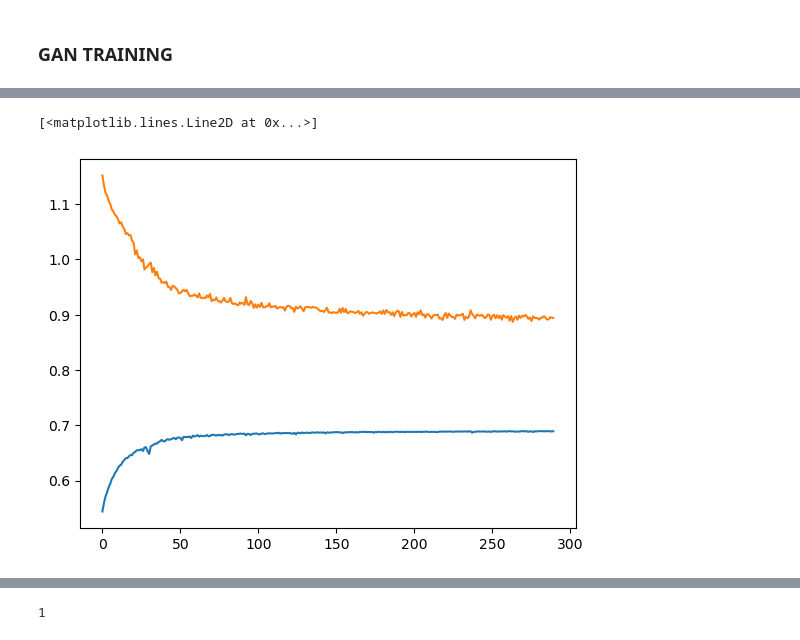
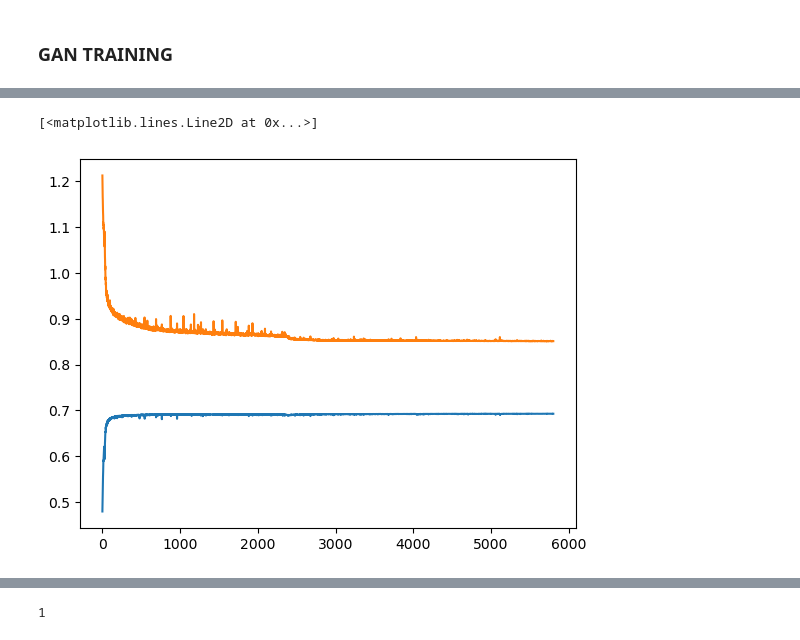
Before and after one commit to LarsV167/Capita_selecta, a Jupyter notebook: VAE_CIAN_TRAIN.ipynb, the cells around one changed output, grey strips where cells are left out. Drawn from its saved outputs; the diff is of its cells as text; code cells hidden in the pictures.

```diff
--- a/VAE_CIAN_TRAIN.ipynb
+++ b/VAE_CIAN_TRAIN.ipynb
@@ -50,7 +54,7 @@ TENSORBOARD_LOGDIR_GAN = "GAN_runs"
 # %%
 
 # training settings and hyperparameters
-NO_VALIDATION_PATIENTS = 4 #I think we wanted to generate images on whole dataset so this should be 0?
+NO_VALIDATION_PATIENTS = 1 #I think we wanted to generate images on whole dataset so this should be 0?
 IMAGE_SIZE = [64, 64]
 BATCH_SIZE = 32
 N_EPOCHS = 10
@@ -315,13 +328,17 @@ dis = dis.to(device)
 
 noise = torch.randn(32, 256)
 noise = noise.to(device)
+criterion=GANLoss()
 
-
-gen.apply(weights_init)
+gen.apply(weights_init) #See what happens without
 dis.apply(weights_init)
 
 optim_gen = torch.optim.Adam(gen.parameters(), lr=lr_gen, betas=(0.5, 0.999))
 optim_dis = torch.optim.Adam(dis.parameters(), lr=lr_dis, betas=(0.5, 0.999))
+# %%
+def saveModels(epoch):
+    torch.save(gen.state_dict(), CHECKPOINTS_DIR / "gen.pth")
+    torch.save(dis.state_dict(), CHECKPOINTS_DIR / "dis.pth")
 # %%
 
 # add a learning rate scheduler based on the lr_lambda function
@@ -341,18 +358,22 @@ for epoch in tqdm(range(epochs)):
         seg=seg.float()
 
 
-        fake_img = gen(noise,seg)
+        fake_img = gen(noise,seg) #remove seg if you want to train without labels
 
         # Fake Detection and Loss
-        pred_fake = dis(fake_img,seg)
+        dis.trainable=False
+        pred_fake = dis(fake_img,seg) #Also remove seg here if you want to train without labels
         #loss_D_fake = criterion(pred_fake, False)
-
+        print(pred_fake.size())
         # Real Detection and Loss
+        dis.trainable=True
         pred_real = dis(img,seg)
         #loss_D_real = criterion(pred_real, True)
 
-        loss_G = generator_loss(pred_fake)
-        loss_D = discriminator_loss(pred_real,pred_fake)
+        loss_G = criterion(pred_fake,False)
+        loss_real = criterion(pred_real,True)
+        loss_fake=criterion(pred_fake,False)
+        loss_D=loss_real+loss_fake
 
         # Backprop
         optim_gen.zero_grad()
@@ -372,7 +393,9 @@ for epoch in tqdm(range(epochs)):
     writer.add_scalar("Loss gen", loss_G / len(dataloader), epoch)
     scheduler.step()
     print("G_loss= ",loss_G, " : D_Loss= ", loss_D)
-    if (epoch + 1) % 1 == 0:
+
+
+    if (epoch + 1) % 1 == 0: #This is for the tensorboard
         gen.eval()
         img_grid = make_grid(
             torch.cat((fake_img[:5], img[:5])), nrow=5, padding=12, pad_value=-1
@@ -383,9 +406,20 @@ for epoch in tqdm(range(epochs)):
             epoch + 1,
         )
 
-    if epoch%20 == 0:
+    if epoch%2 == 0:
         with torch.no_grad():
             img_lists.append(fake_img.detach().cpu().numpy())
+    #Plot results between epochs to see if it generates something
+    if epoch%2==0:
+        for i in range(25):
+            plt.subplot(5, 5, 25)
+            img=img_lists[0].squeeze()
+            plt.imshow(img[i], interpolation='nearest', cmap='gray_r')
+            plt.axis('off')
+        plt.tight_layout()
+        plt.suptitle('Epoch {}'.format(epoch))
+        plt.show()
+        saveModels(epoch)
 
     iters+=1
 torch.save(gen.state_dict(), CHECKPOINTS_DIR / "gan.pth")
@@ -418,9 +432,9 @@ G_loss=  tensor(0.6892, grad_fn=<MeanBackward0>)  : D_Loss=  tensor(0.8943, grad
 # %%
-plt.plot(np.arange(0,290),G_losses)
-plt.plot(np.arange(0,290),D_losses)
+plt.plot(np.arange(0,5800),G_losses)
+plt.plot(np.arange(0,5800),D_losses)
 # %% [output]
 [<matplotlib.lines.Line2D at 0x...>]
-[figure, old version]
+[figure, new version]
 # %%
 
 img = img_lists[0].squeeze()
```
Also changed, not shown: parts of 15 cells of this notebook.
